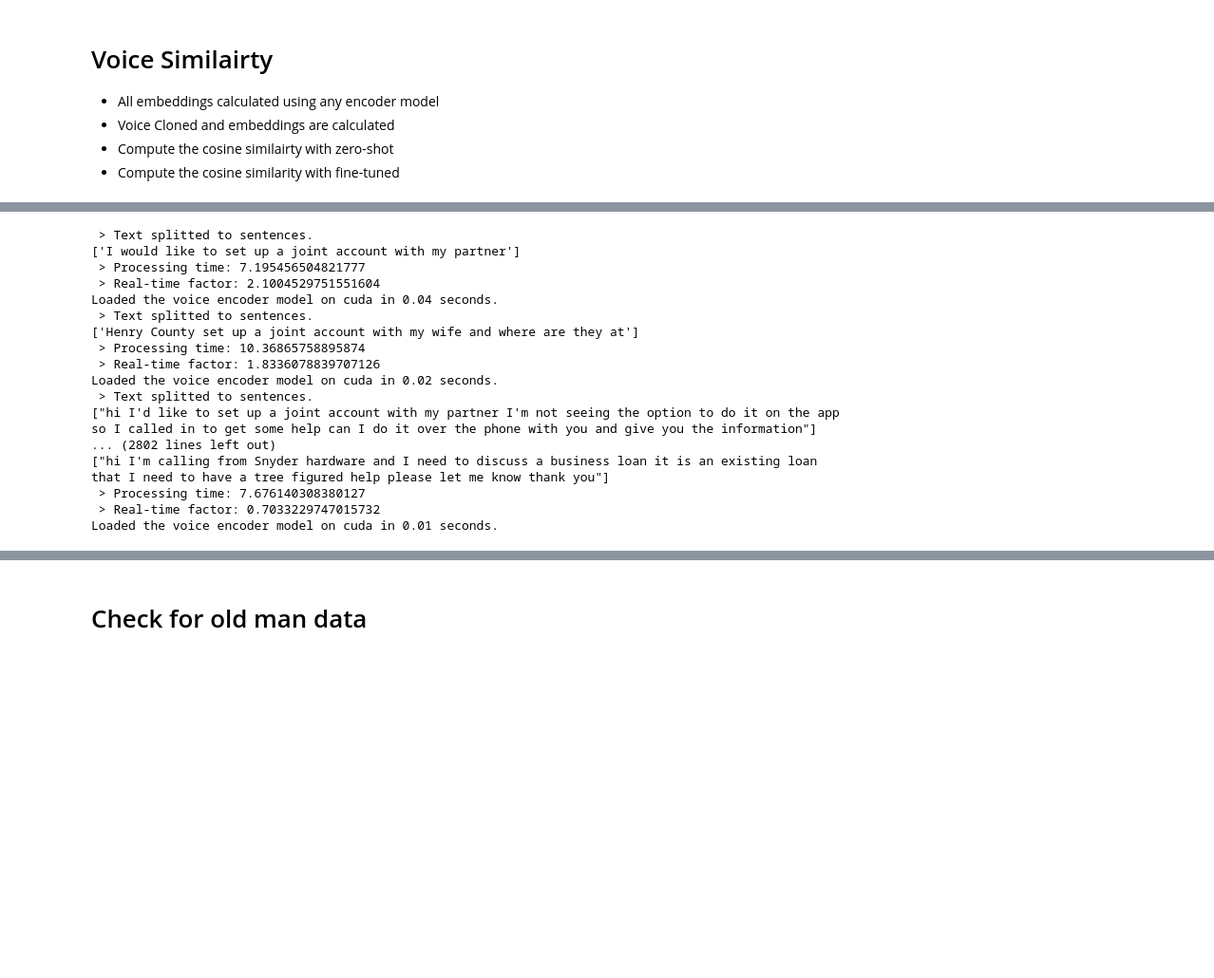
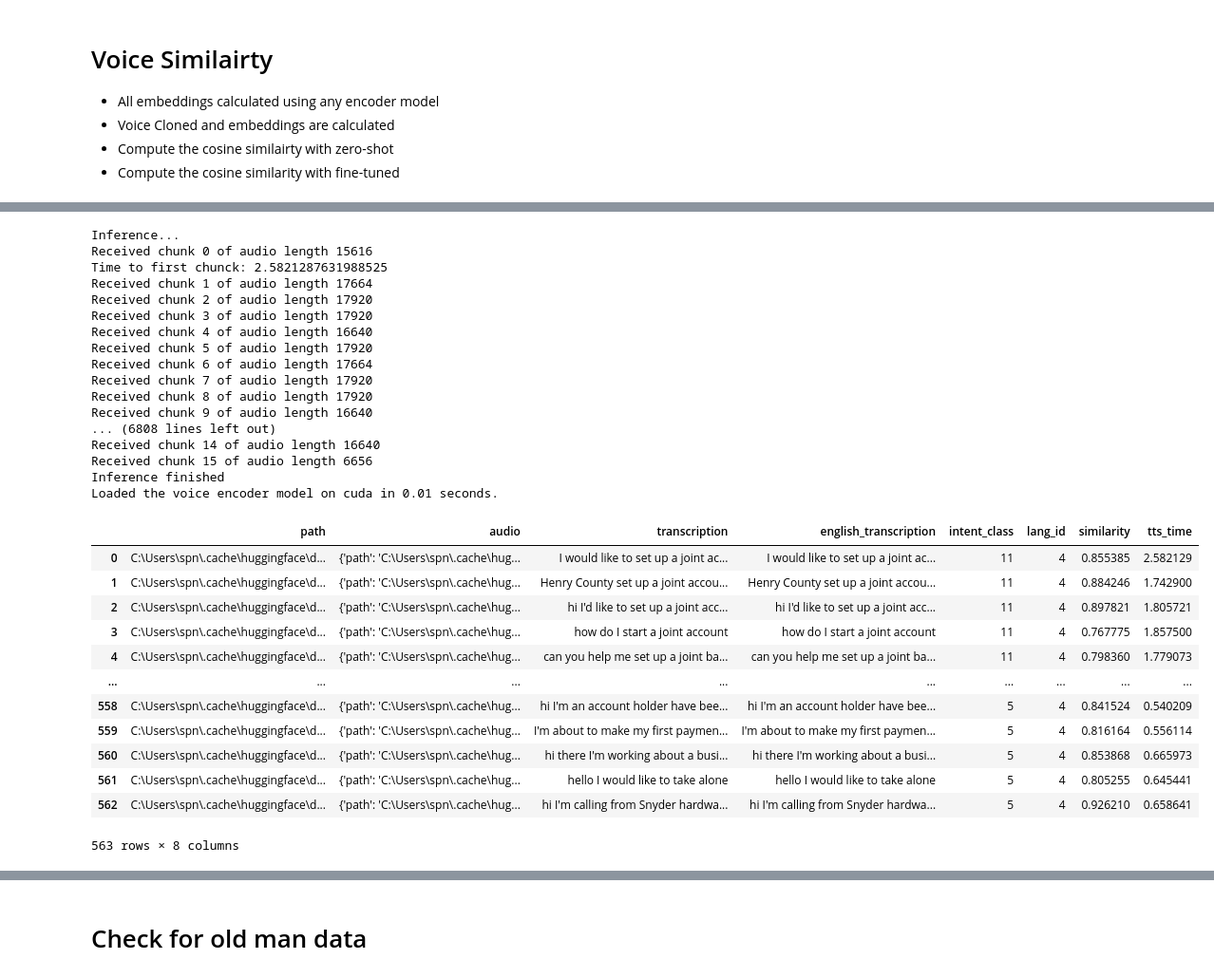
Before and after one commit to yalsaffar/S3TVR, a Jupyter notebook: metrics.ipynb, the cells around one changed output, grey strips where cells are left out. Shown at 95% size. Drawn from its saved outputs; the diff is of its cells as text; code cells hidden in the pictures; blank space fills up the shorter version.

Commit message:
metrics and full streaming

```diff
--- a/metrics/metrics.ipynb
+++ b/metrics.ipynb
@@ -537,0 +528,7 @@ xtts = xtts.to(device)
+# %%
+#from ..models.TTS_utils import load_manual_xtts_v2, just_inference
+from models.TTS_utils import load_manual_xtts_v2, just_inference
+config_path = "C:/tmp/xtts_ft/run/training/GPT_XTTS_FT-April-02-2024_05+08PM-0000000/config.json"
+model_path = "C:/tmp/xtts_ft/run/training/GPT_XTTS_FT-April-02-2024_05+08PM-0000000"
+
+xtts_v2_model = load_manual_xtts_v2(config_path, model_path)
@@ -538,37 +546,53 @@ xtts = xtts.to(device)
 # %%
-result_dir = "originals_en"
+result_dir = "metrics/originals_en"
 import os
 import time
 for index, row in df_en.iterrows():
     path_results = os.path.join(result_dir, f"result_{index}.wav")
 
     path = row['path']
-    start_time = time.time()
-    audio = tts_mutli_process(xtts, row['transcription'], path, 'en', path_results)
-    end_time = time.time() - start_time
+    # start_time = time.time()
+    audio, end_time = just_inference(xtts_v2_model,path, path_results, row['transcription'], 'en', index)
+    # end_time = time.time() - start_time
     #predicted_embeddings = get_audio_embeddings(pyannote_model, path_results)
     #original_embeddings = get_audio_embeddings(pyannote_model, path)
     similarity = get_similarity(path, path_results)
     df_en.at[index, 'similarity'] = similarity
     df_en.at[index, 'tts_time'] = end_time
 # %% [output]
- > Text splitted to sentences.
-['I would like to set up a joint account with my partner']
- > Processing time: 7.195456504821777
- > Real-time factor: 2.1004529751551604
-Loaded the voice encoder model on cuda in 0.04 seconds.
- > Text splitted to sentences.
-['Henry County set up a joint account with my wife and where are they at']
- > Processing time: 10.36865758895874
- > Real-time factor: 1.8336078839707126
-Loaded the voice encoder model on cuda in 0.02 seconds.
- > Text splitted to sentences.
-["hi I'd like to set up a joint account with my partner I'm not seeing the option to do it on the app so I called in to get some help can I do it over the phone with you and give you the information"]
-... (2802 lines left out)
-["hi I'm calling from Snyder hardware and I need to discuss a business loan it is an existing loan that I need to have a tree figured help please let me know thank you"]
- > Processing time: 7.676140308380127
- > Real-time factor: 0.7033229747015732
+Inference...
+Received chunk 0 of audio length 15616
+Time to first chunck: 2.5821287631988525
+Received chunk 1 of audio length 17664
+Received chunk 2 of audio length 17920
+Received chunk 3 of audio length 17920
+Received chunk 4 of audio length 16640
+Received chunk 5 of audio length 17920
+Received chunk 6 of audio length 17664
+Received chunk 7 of audio length 17920
+Received chunk 8 of audio length 17920
+Received chunk 9 of audio length 16640
+... (6808 lines left out)
+Received chunk 14 of audio length 16640
+Received chunk 15 of audio length 6656
+Inference finished
 Loaded the voice encoder model on cuda in 0.01 seconds.
+# %%
+df_en
+# %% [output]
+|  | path | audio | transcription | english_transcription | intent_class | lang_id | similarity | tts_time |
+| 0 | C:\Users\spn\.cache\huggingface\d... | {'path': 'C:\Users\spn\.cache\hug... | I would like to set up a joint ac... | I would like to set up a joint ac... | 11 | 4 | 0.855385 | 2.582129 |
+| 1 | C:\Users\spn\.cache\huggingface\d... | {'path': 'C:\Users\spn\.cache\hug... | Henry County set up a joint accou... | Henry County set up a joint accou... | 11 | 4 | 0.884246 | 1.742900 |
+| 2 | C:\Users\spn\.cache\huggingface\d... | {'path': 'C:\Users\spn\.cache\hug... | hi I'd like to set up a joint acc... | hi I'd like to set up a joint acc... | 11 | 4 | 0.897821 | 1.805721 |
+| 3 | C:\Users\spn\.cache\huggingface\d... | {'path': 'C:\Users\spn\.cache\hug... | how do I start a joint account | how do I start a joint account | 11 | 4 | 0.767775 | 1.857500 |
+| 4 | C:\Users\spn\.cache\huggingface\d... | {'path': 'C:\Users\spn\.cache\hug... | can you help me set up a joint ba... | can you help me set up a joint ba... | 11 | 4 | 0.798360 | 1.779073 |
+| ... | ... | ... | ... | ... | ... | ... | ... | ... |
+| 558 | C:\Users\spn\.cache\huggingface\d... | {'path': 'C:\Users\spn\.cache\hug... | hi I'm an account holder have bee... | hi I'm an account holder have bee... | 5 | 4 | 0.841524 | 0.540209 |
+| 559 | C:\Users\spn\.cache\huggingface\d... | {'path': 'C:\Users\spn\.cache\hug... | I'm about to make my first paymen... | I'm about to make my first paymen... | 5 | 4 | 0.816164 | 0.556114 |
+| 560 | C:\Users\spn\.cache\huggingface\d... | {'path': 'C:\Users\spn\.cache\hug... | hi there I'm working about a busi... | hi there I'm working about a busi... | 5 | 4 | 0.853868 | 0.665973 |
+| 561 | C:\Users\spn\.cache\huggingface\d... | {'path': 'C:\Users\spn\.cache\hug... | hello I would like to take alone | hello I would like to take alone | 5 | 4 | 0.805255 | 0.645441 |
+| 562 | C:\Users\spn\.cache\huggingface\d... | {'path': 'C:\Users\spn\.cache\hug... | hi I'm calling from Snyder hardwa... | hi I'm calling from Snyder hardwa... | 5 | 4 | 0.926210 | 0.658641 |
+563 rows × 8 columns
 # %%
 df_en.to_csv('tts_metrics_en.csv', index=False)
 # %%
```
Also changed, not shown: parts of 10 cells of this notebook, 12 other files.
